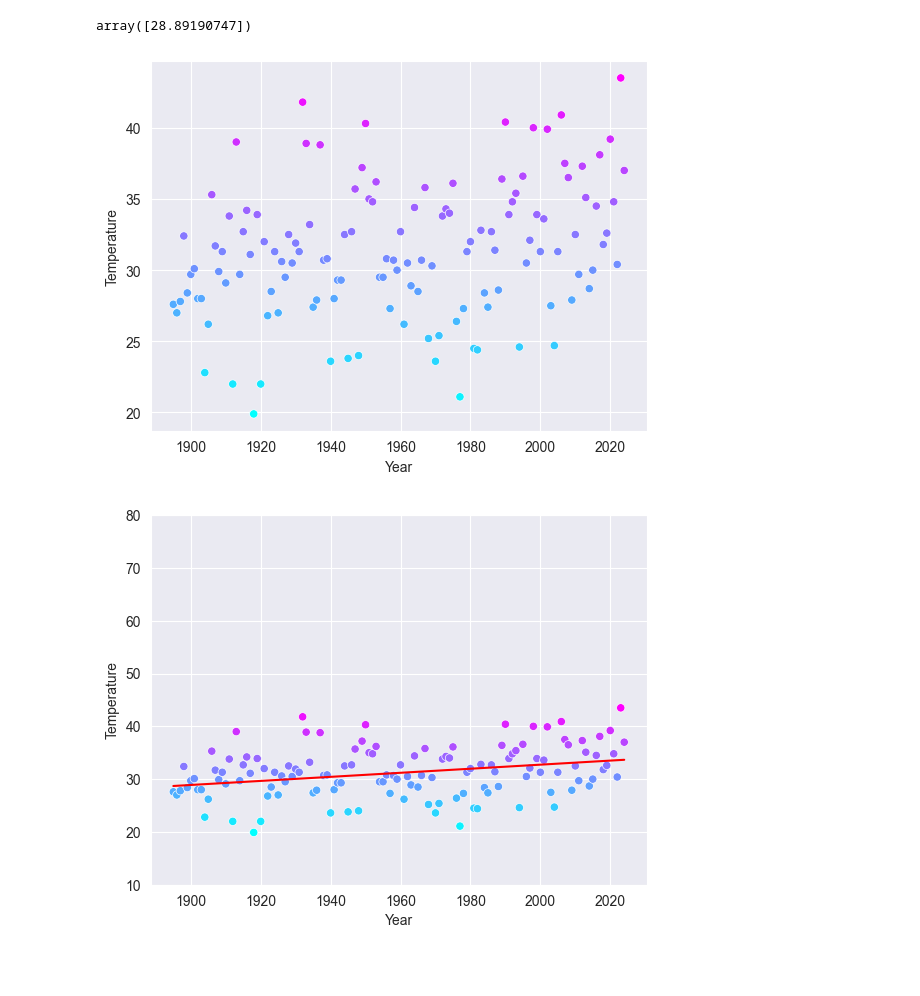
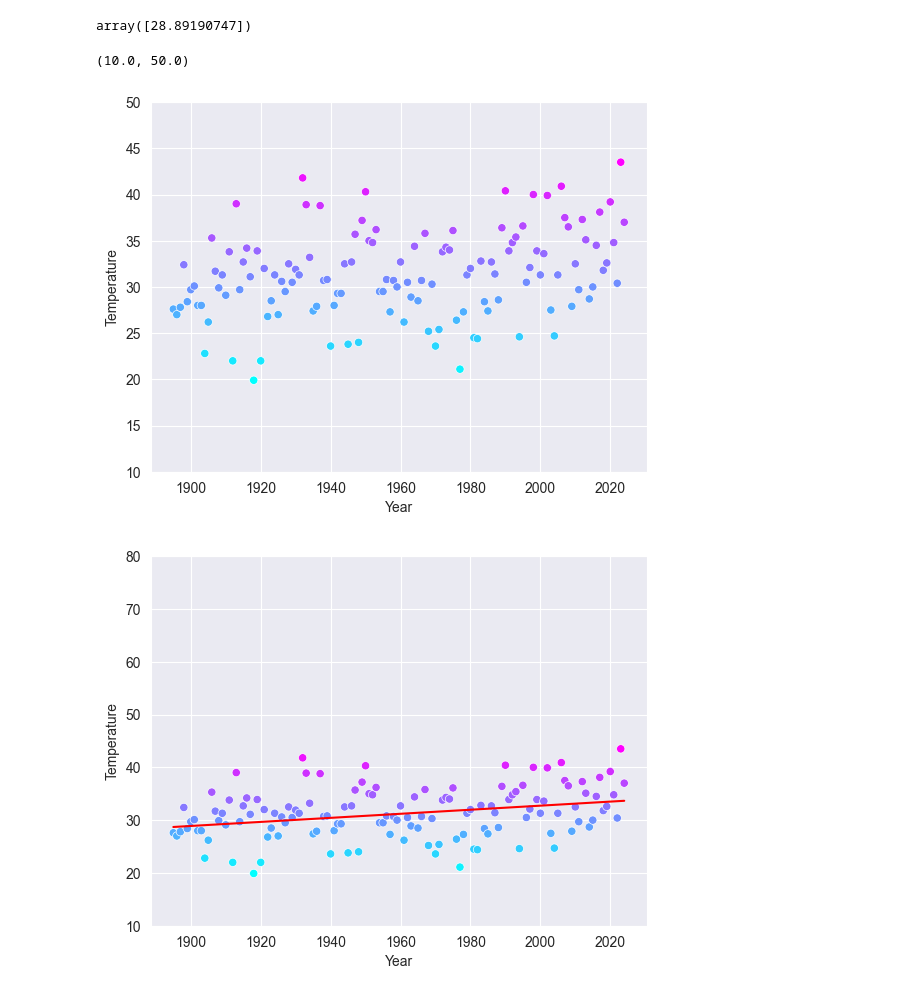
Before and after one commit to anonjustchillin/MachineLearning_labs, a Jupyter notebook: lab3/task1.ipynb, the cells around one changed output. Drawn from its saved outputs; the diff is of its cells as text; code cells hidden in the pictures; blank space fills up the shorter version.

```diff
--- a/lab3/task1.ipynb
+++ b/lab3/task1.ipynb
@@ -119,8 +117,10 @@ predict(1900)
 array([28.89190747])
 # %%
 axes = sns.scatterplot(data=df, x='Year', y='Temperature', hue='Temperature', palette='cool', legend=False)
+plt.ylim(10, 50)
 # %% [output]
+(10.0, 50.0)
-[figure, old version]
+[figure, new version]
 # %%
 x = np.array([min(df.Year.values), max(df.Year.values)])
 y = predict(x)
```
Also changed, not shown: parts of 1 cell of this notebook, 7 other files.
